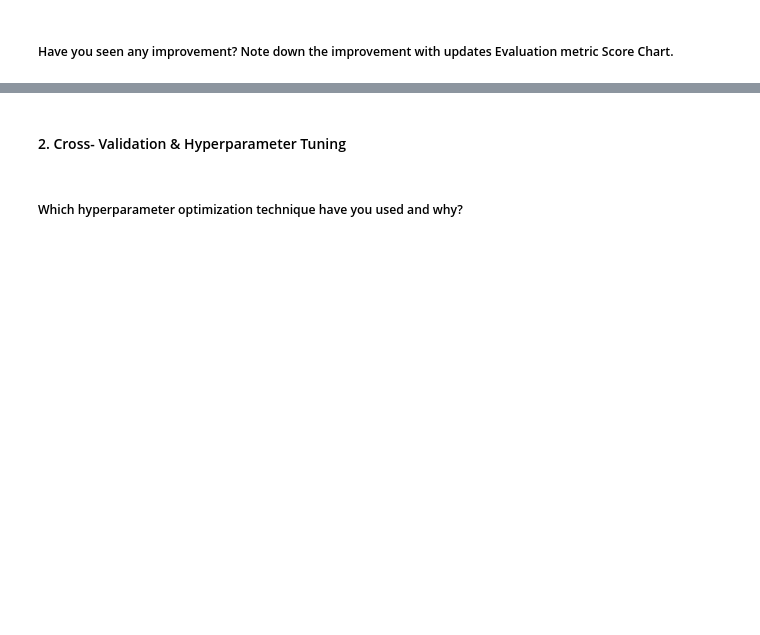
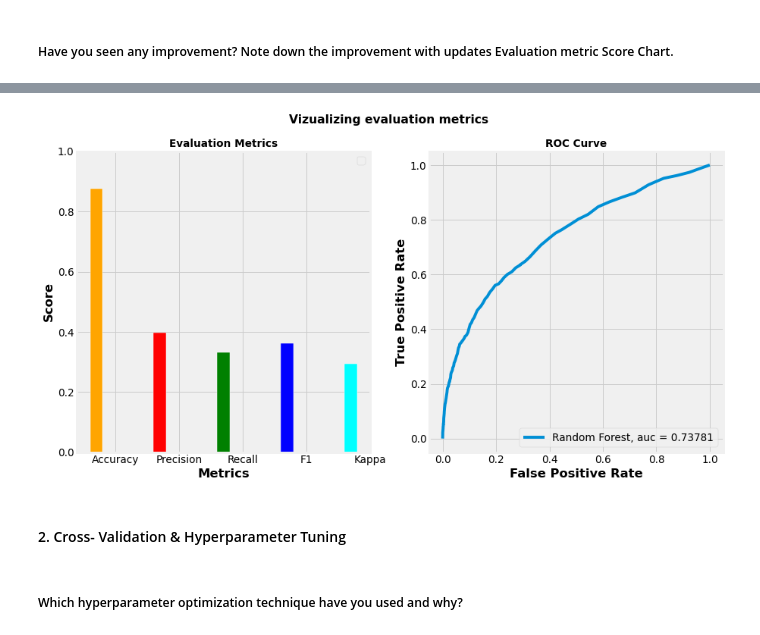
Before and after one commit to JNSDKV/BANK-MARKETING-EFFECTIVENESS-PREDICTION, a Jupyter notebook: _Bank_Marketing_Effectiveness_prediction.ipynb, the cells around one changed output, grey strips where cells are left out. Saved outputs shown, nothing was run; the diff lists cells and outputs as text; code cells hidden in the pictures; blank space fills up the shorter version.

```diff
--- a/_Bank_Marketing_Effectiveness_prediction.ipynb
+++ b/_Bank_Marketing_Effectiveness_prediction.ipynb
@@ -1288,0 +1489,7 @@ Answer Here.
+# %%
+# importing library for Random Forest Classifier
+from sklearn.ensemble import RandomForestClassifier
+
+# Building Random Forest model
+rf = RandomForestClassifier(random_state=0)
+rf.fit(X_res, y_res)
@@ -1288,0 +1498,12 @@ Answer Here.
+# %%
+# Evaluate Model
+rf_eval = evaluate_model(rf, X_test, y_test)
+
+# Print result
+print('Accuracy:', rf_eval['acc'])
+print('Precision:', rf_eval['prec'])
+print('Recall:', rf_eval['rec'])
+print('F1 Score:', rf_eval['f1'])
+print('Cohens Kappa Score:', rf_eval['kappa'])
+print('Area Under Curve:', rf_eval['auc'])
+print('Confusion Matrix:\n', rf_eval['cm'])
@@ -1288,0 +1528,43 @@ Answer Here.
+# %%
+# Visualizing evaluation Metric Score chart
+
+# Intitialize figure with two plots
+fig, (ax1, ax2) = plt.subplots(1, 2)
+fig.suptitle('Vizualizing evaluation metrics', fontsize=16, fontweight='bold')
+fig.set_figheight(7)
+fig.set_figwidth(14)
+fig.set_facecolor('white')
+barWidth = 0.2
+
+# First plot
+rf_score = [rf_eval['acc'], rf_eval['prec'], rf_eval['rec'], rf_eval['f1'], rf_eval['kappa']]
+
+## Set position of bar on X axis
+r1 = np.arange(len(rf_score))
+ax1.bar(r1, rf_score, width=barWidth, edgecolor='white',color=['orange', 'red', 'green', 'blue', 'cyan'])
+
+## Configure x and y axis
+ax1.set_xlabel('Metrics', fontweight='bold')
+labels = ['Accuracy', 'Precision', 'Recall', 'F1', 'Kappa']
+ax1.set_xticks([r + (barWidth * 1.5) for r in range(len(dtc_score))], )
+ax1.set_xticklabels(labels)
+ax1.set_ylabel('Score', fontweight='bold')
+ax1.set_ylim(0, 1)
+
+## Create legend & title
+ax1.set_title('Evaluation Metrics', fontsize=14, fontweight='bold')
+ax1.legend()
+
+# Second plot
+ax2.plot(rf_eval['fpr'], rf_eval['tpr'], label='Random Forest, auc = {:0.5f}'.format(rf_eval['auc']))
+
+## Configure x and y axis
+ax2.set_xlabel('False Positive Rate', fontweight='bold')
+ax2.set_ylabel('True Positive Rate', fontweight='bold')
+
+## Create legend & title
+ax2.set_title('ROC Curve', fontsize=14, fontweight='bold')
+ax2.legend(loc=4)
+
+plt.show()
+# %% [output]
@@ -1289,2 +1572,3 @@ Answer Here.
+[figure, added]
 # %% [markdown]
 #### 2. Cross- Validation & Hyperparameter Tuning
```
Also changed, not shown: parts of 49 cells of this notebook.
